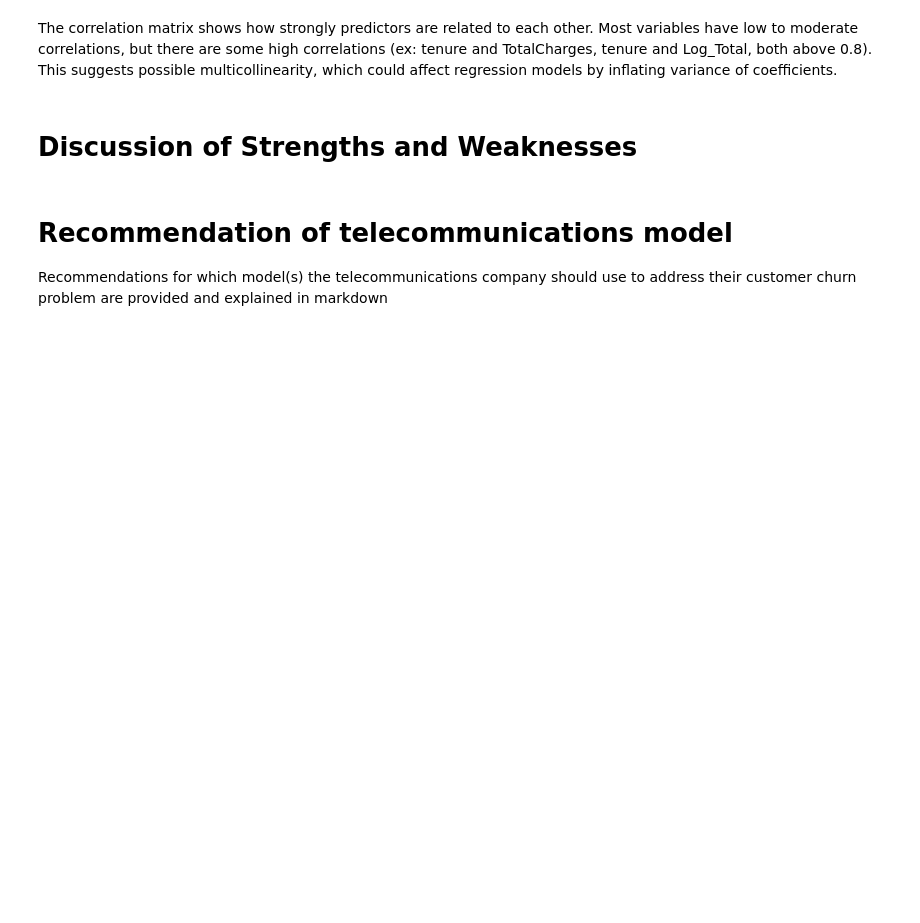
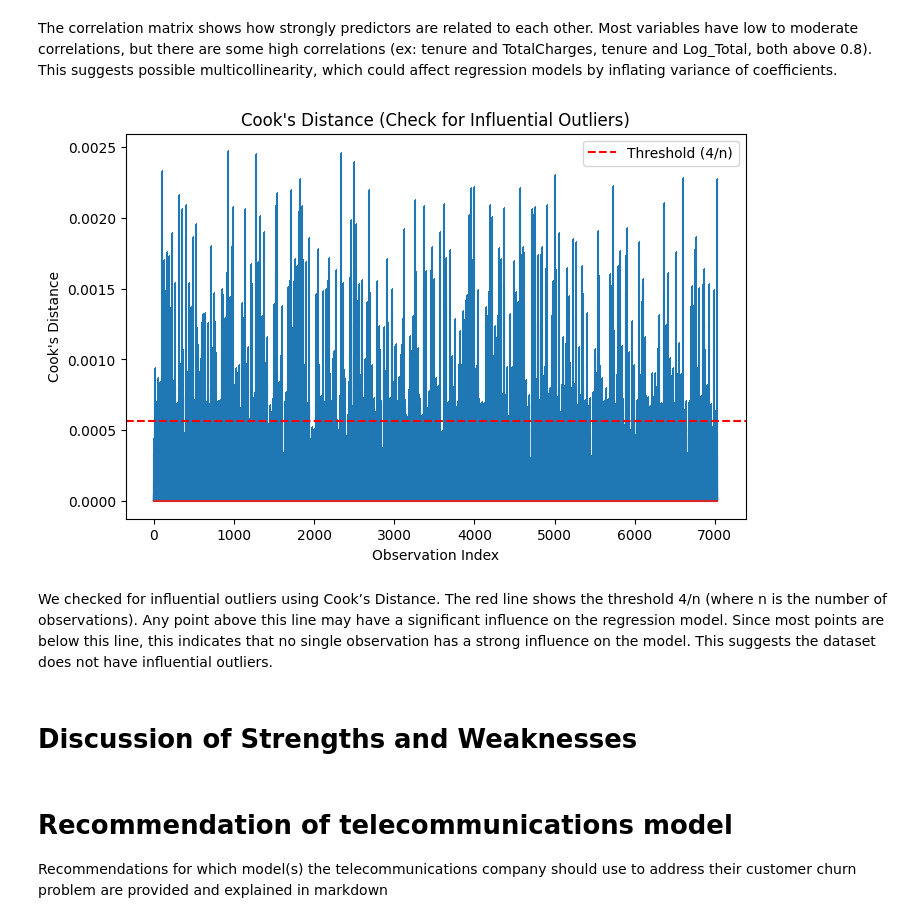
Before and after one commit to lindsaygross/Interpretable-ML, a Jupyter notebook: Interpretable_ML.ipynb, the cells around one changed output. Saved outputs shown, nothing was run; the diff lists cells and outputs as text; code cells hidden in the pictures; blank space fills up the shorter version.

Commit message:
added all assumptions

```diff
--- a/Interpretable_ML.ipynb
+++ b/Interpretable_ML.ipynb
@@ -498,3 +496,32 @@ The correlation matrix shows how strongly predictors are related to each other.
+# %%
+# Check for assumptions of No Influential Outliers
+
+# use Cook's Distance to identify influential outliers
+X = df[['tenure', 'MonthlyCharges']]
+X = sm.add_constant(X)
+y = df['TotalCharges']
+
+# Fit OLS model
+model = sm.OLS(y, X).fit() # Used Claude Sonnet 4 at 7:37pm 9/14/2025 to help with this code line
+
+# Get influence measures
+influence = model.get_influence()
+cooks_d, p_values = influence.cooks_distance
+# Used Claude Sonnet 4 at 7:40pm 9/14/2025 to help with this code block
+
+# Plot Cook's Distance
+plt.figure(figsize=(8,5))
+plt.stem(cooks_d, markerfmt=",") # Used Claude Sonnet 4 at 7:42pm 9/14/2025 to help with this code line
+plt.axhline(4/len(df), color='red', linestyle='--', label="Threshold (4/n)") # Used Claude Sonnet 4 at 7:43pm 9/14/2025 to help with this code line
+plt.title("Cook's Distance (Check for Influential Outliers)")
+plt.xlabel("Observation Index")
+plt.ylabel("Cook's Distance")
+plt.legend()
+plt.show()
+# %% [output]
+[figure, added]
+# %% [markdown]
+We checked for influential outliers using Cook’s Distance. The red line shows the threshold 4/n (where n is the number of observations). Any point above this line may have a significant influence on the regression model. Since most points are below this line, this indicates that no single observation has a strong influence on the model. This suggests the dataset does not have influential outliers.
 # %%
 # Coefficent Comparison Plot
 # %%
```
Also changed, not shown: parts of 3 cells of this notebook.
